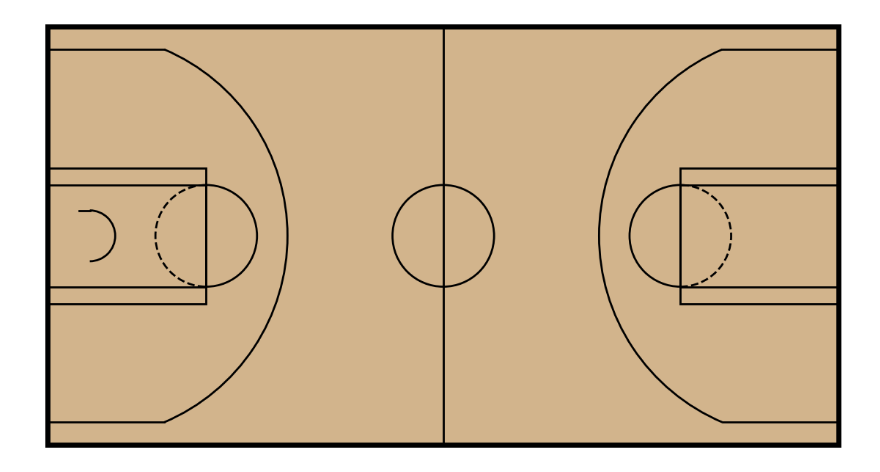
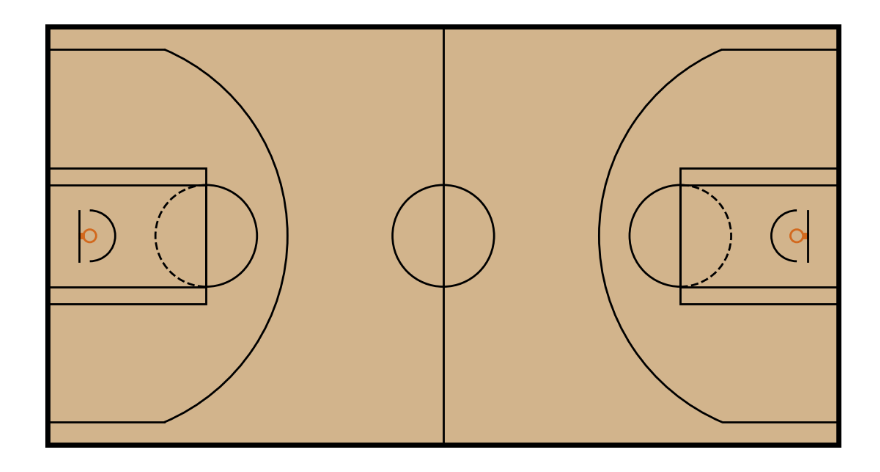
Before and after one commit to jerpopp/Assignment2MAST397, a Jupyter notebook: Assignment2.ipynb, the cells around one changed output. Saved outputs shown, nothing was run; the diff lists cells and outputs as text; code cells hidden in the pictures.

Commit message:
feat: Backboards and keys have been finished

```diff
--- a/Assignment2.ipynb
+++ b/Assignment2.ipynb
@@ -74,10 +74,6 @@ def draw_court(ax=None, color='black', lw=2):
     #Left side Charge Circle
     charge_circle_left = Arc((5.25, 25), 6, 6, theta1=-90, theta2=90, linewidth=lw, color='black')
     ax.add_patch(charge_circle_left)
-    #Left side Charge Circle Straight parts
-    ax.plot([4, 5.25], [28, 28], color='black', linewidth=lw)
-
-
 
 
     #Right side Key
@@ -86,31 +82,57 @@ def draw_court(ax=None, color='black', lw=2):
 
     #Right side Key free throw circle, outside the Key
     key_arc_right_up = Arc(((94-19), 25), 12, 12, theta1=90, theta2=270, linewidth=lw, color='black')
     ax.add_patch(key_arc_right_up)
 
     #Right side free throw circle, in the Key
     key_arc_right_down = Arc((94-19, 25), 12, 12, theta1=-90, theta2=90, linewidth=lw, color='black', linestyle='dashed')
     ax.add_patch(key_arc_right_down)
 
     #Right side Outer Key
     ROuterKey = Rectangle((94-19, 17), 19, 16, linewidth =lw, color='black', fill=False)
     ax.add_patch(ROuterKey)
 
+    #Right side Charge Circle
+    charge_circle_right = Arc((94-5.25, 25), 6, 6, theta1=90, theta2=270, linewidth=lw, color='black')
+    ax.add_patch(charge_circle_right)
 
+#Nets and backboards:
+    #Left side Backboard
+    ax.plot([4, 4], [22, 28], color='black', linewidth=lw)
 
+    #Left side Rim
+    left_rim = Circle((4+1.25, 25), 0.75, linewidth=lw, color='chocolate', fill=False)
+    ax.add_patch(left_rim)
+
+    #left side basketball hoop support
+    hoop_support_left = Rectangle((4, 25-0.25), 0.5, 0.5, linewidth=lw, color='chocolate', fill=True)
+    ax.add_patch(hoop_support_left)
+
+    #Right side Backboard
+    ax.plot([94-4, 94-4], [22, 28], color='black', linewidth=lw)
+
+    #Right side Rim
+    right_rim = Circle((94-4-1.25, 25), 0.75, linewidth=lw, color='chocolate', fill=False)
+    ax.add_patch(right_rim)
+
+    #Right side basketball hoop support
+    hoop_support_right = Rectangle((94-4.5, 25-0.25), 0.5, 0.5, linewidth=lw, color='chocolate', fill=True)
+    ax.add_patch(hoop_support_right)
+
+#Assorted Hash marks:
 
 
 #Making the Court fit the screen
     # Set limits and aspect
     ax.set_xlim(0, 94)
     ax.set_ylim(0, 50)
     ax.set_aspect('equal', adjustable='box')
     ax.axis('off')  # hides ticks
 
 
     return ax
 
 draw_court()
 plt.show()
 # %% [output]
-[figure, old version]
+[figure, new version]
```
